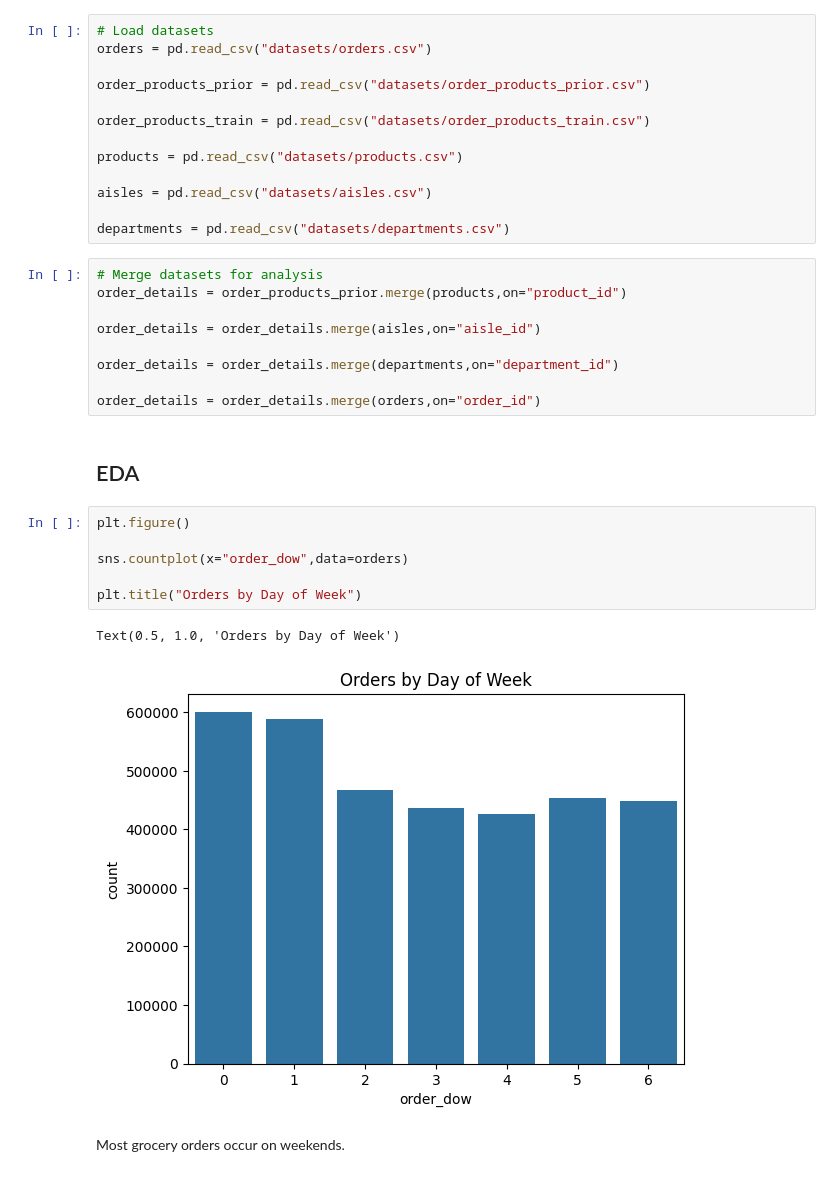
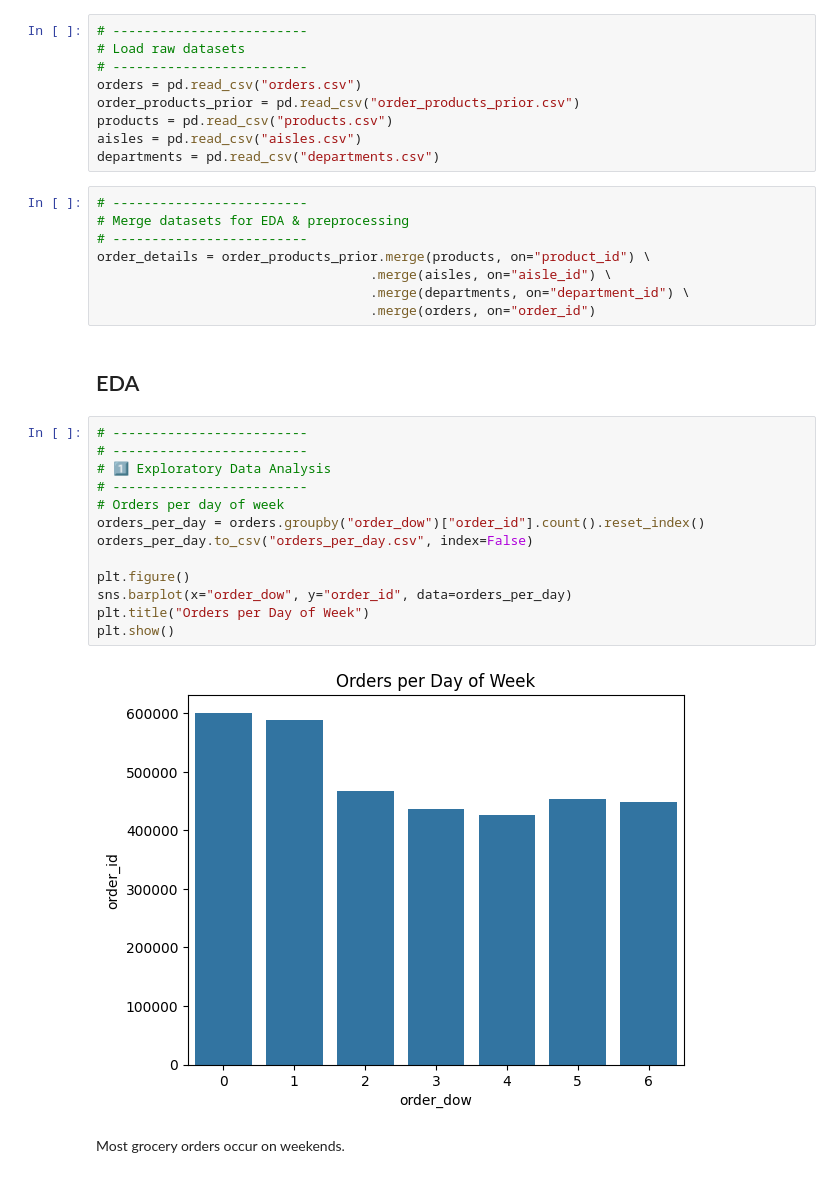
Before and after one commit to ThiwankaKT/ML_Project, a Jupyter notebook: shopping_analysis.ipynb, the cells around one changed output. Cells and saved outputs as stored; diff of their text form.

```diff
--- a/shopping_analysis.ipynb
+++ b/shopping_analysis.ipynb
@@ -18,38 +20,39 @@ from mlxtend.frequent_patterns import apriori,association_rules
 
 import joblib
 # %%
-# Load datasets
-orders = pd.read_csv("datasets/orders.csv")
-
-order_products_prior = pd.read_csv("datasets/order_products_prior.csv")
-
-order_products_train = pd.read_csv("datasets/order_products_train.csv")
-
-products = pd.read_csv("datasets/products.csv")
-
-aisles = pd.read_csv("datasets/aisles.csv")
-
-departments = pd.read_csv("datasets/departments.csv")
+# -------------------------
+# Load raw datasets
+# -------------------------
+orders = pd.read_csv("orders.csv")
+order_products_prior = pd.read_csv("order_products_prior.csv")
+products = pd.read_csv("products.csv")
+aisles = pd.read_csv("aisles.csv")
+departments = pd.read_csv("departments.csv")
 # %%
-# Merge datasets for analysis
-order_details = order_products_prior.merge(products,on="product_id")
-
-order_details = order_details.merge(aisles,on="aisle_id")
-
-order_details = order_details.merge(departments,on="department_id")
-
-order_details = order_details.merge(orders,on="order_id")
+# -------------------------
+# Merge datasets for EDA & preprocessing
+# -------------------------
+order_details = order_products_prior.merge(products, on="product_id") \
+                                   .merge(aisles, on="aisle_id") \
+                                   .merge(departments, on="department_id") \
+                                   .merge(orders, on="order_id")
 # %% [markdown]
 ## EDA
 # %%
+# -------------------------
+# -------------------------
+# 1️⃣ Exploratory Data Analysis
+# -------------------------
+# Orders per day of week
+orders_per_day = orders.groupby("order_dow")["order_id"].count().reset_index()
+orders_per_day.to_csv("orders_per_day.csv", index=False)
+
 plt.figure()
-
-sns.countplot(x="order_dow",data=orders)
-
-plt.title("Orders by Day of Week")
+sns.barplot(x="order_dow", y="order_id", data=orders_per_day)
+plt.title("Orders per Day of Week")
+plt.show()
 # %% [output]
-Text(0.5, 1.0, 'Orders by Day of Week')
-[figure, old version]
+[figure, new version]
 # %% [markdown]
 Most grocery orders occur on weekends.
 # %%
```
Also changed, not shown: parts of 25 cells of this notebook, 9 other files.
